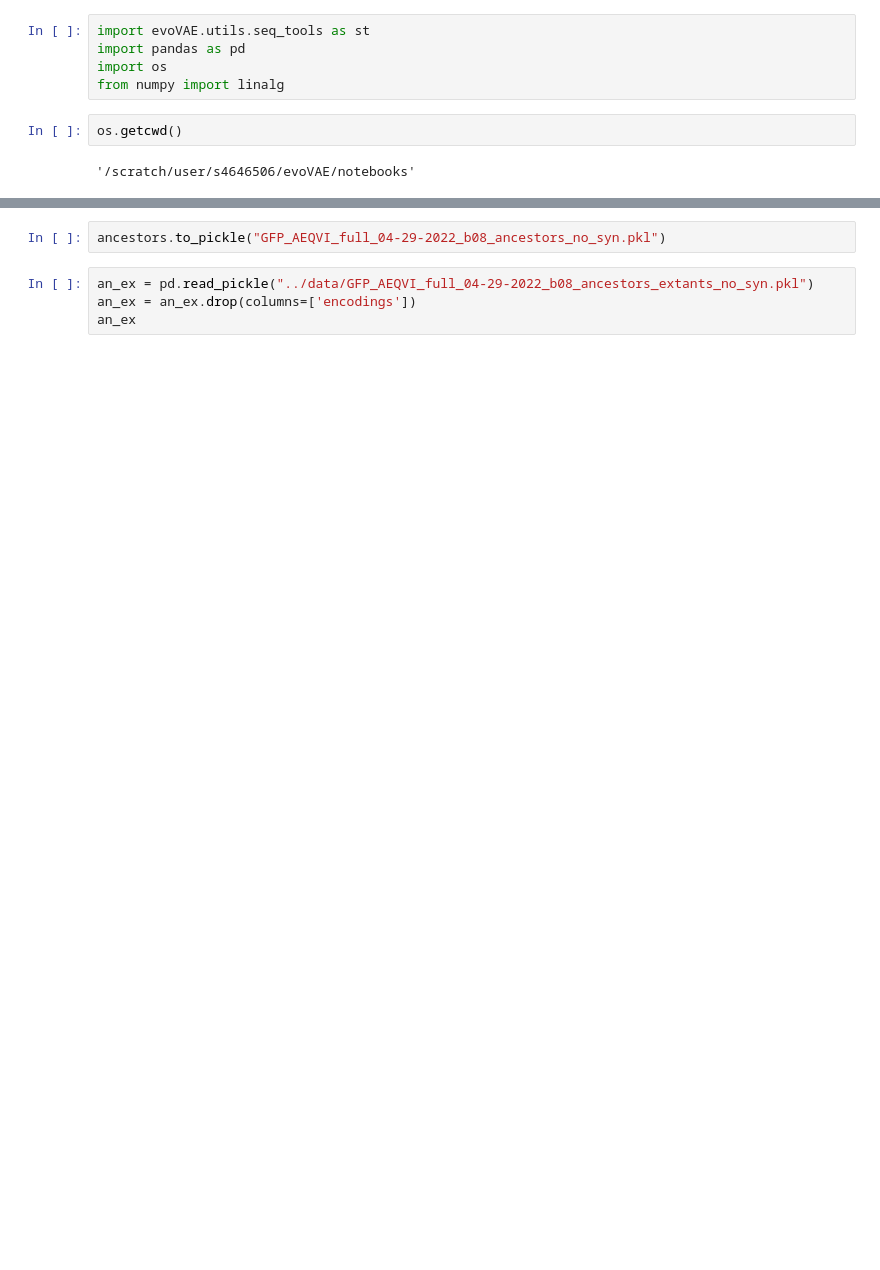
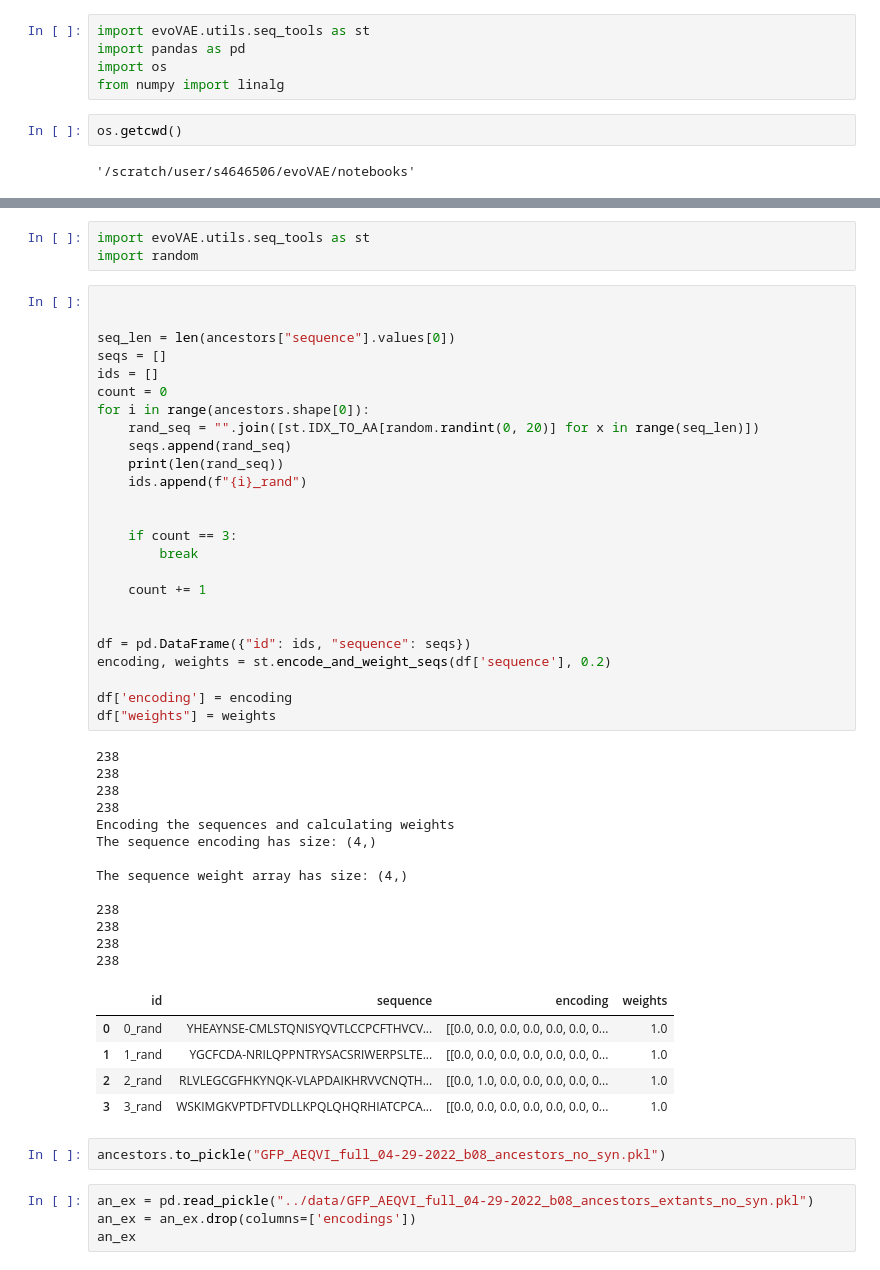
Before and after one commit to SebPorras/MAP_VAE, a Jupyter notebook: notebooks/sampling_ancestors.ipynb, the cells around one changed output, grey strips where cells are left out. Drawn from its saved outputs; the diff is of its cells as text; blank space fills up the shorter version.

```diff
--- a/notebooks/sampling_ancestors.ipynb
+++ b/notebooks/sampling_ancestors.ipynb
@@ -13,3 +28,50 @@ ancestors = ancestors.drop(columns=['encodings'])
+# %%
+import evoVAE.utils.seq_tools as st
+import random
+# %%
+
+
+seq_len = len(ancestors["sequence"].values[0])
+seqs = []
+ids = []
+count = 0
+for i in range(ancestors.shape[0]):
+    rand_seq = "".join([st.IDX_TO_AA[random.randint(0, 20)] for x in range(seq_len)])
+    seqs.append(rand_seq)
+    print(len(rand_seq))
+    ids.append(f"{i}_rand")
+
+
+    if count == 3:
+        break
+
+    count += 1
+
+
+df = pd.DataFrame({"id": ids, "sequence": seqs})
+encoding, weights = st.encode_and_weight_seqs(df['sequence'], 0.2)
+
+df['encoding'] = encoding
+df["weights"] = weights
+# %% [output]
+238
+238
+238
+238
+Encoding the sequences and calculating weights
+The sequence encoding has size: (4,)
+
+The sequence weight array has size: (4,)
+
+238
+238
+238
+238
+|  | id | sequence | encoding | weights |
+| 0 | 0_rand | YHEAYNSE-CMLSTQNISYQVTLCCPCFTHVCV... | [[0.0, 0.0, 0.0, 0.0, 0.0, 0.0, 0... | 1.0 |
+| 1 | 1_rand | YGCFCDA-NRILQPPNTRYSACSRIWERPSLTE... | [[0.0, 0.0, 0.0, 0.0, 0.0, 0.0, 0... | 1.0 |
+| 2 | 2_rand | RLVLEGCGFHKYNQK-VLAPDAIKHRVVCNQTH... | [[0.0, 1.0, 0.0, 0.0, 0.0, 0.0, 0... | 1.0 |
+| 3 | 3_rand | WSKIMGKVPTDFTVDLLKPQLQHQRHIATCPCA... | [[0.0, 0.0, 0.0, 0.0, 0.0, 0.0, 0... | 1.0 |
 # %%
 ancestors.to_pickle("GFP_AEQVI_full_04-29-2022_b08_ancestors_no_syn.pkl")
 # %%
```
Also changed, not shown: parts of 2 cells of this notebook, 47 other files.
